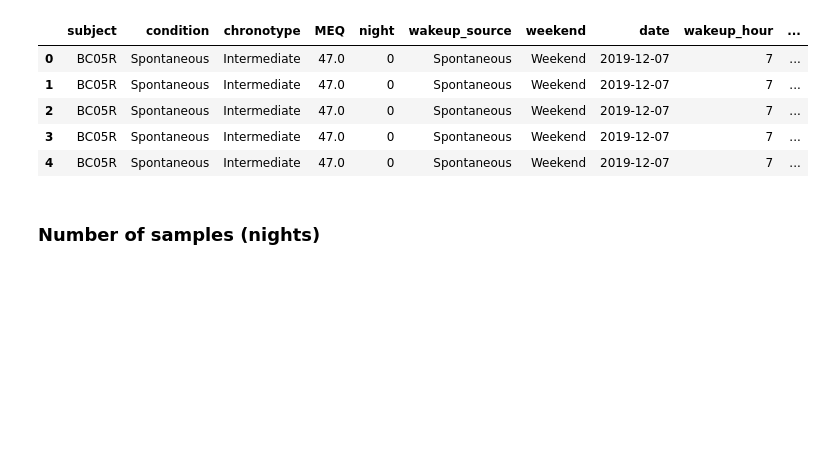
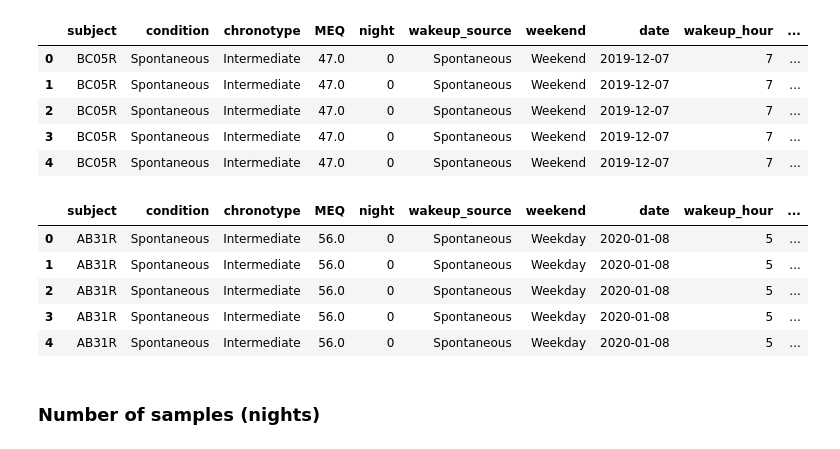
Before and after one commit to mad-lab-fau/carwatch-analysis, a Jupyter notebook: notebooks/analysis/App_Analysis.ipynb, the cells around one changed output. Drawn from its saved outputs; the diff is of its cells as text; code cells hidden in the pictures; blank space fills up the shorter version.

```diff
--- a/notebooks/analysis/App_Analysis.ipynb
+++ b/notebooks/analysis/App_Analysis.ipynb
@@ -45,6 +48,18 @@ cort_samples.head()
 | 2 | BC05R | Spontaneous | Intermediate | 47.0 | 0 | Spontaneous | Weekend | 2019-12-07 | 7 | ... |
 | 3 | BC05R | Spontaneous | Intermediate | 47.0 | 0 | Spontaneous | Weekend | 2019-12-07 | 7 | ... |
 | 4 | BC05R | Spontaneous | Intermediate | 47.0 | 0 | Spontaneous | Weekend | 2019-12-07 | 7 | ... |
+# %%
+# self report only
+
+cort_samples_self_report_only = pd.read_csv(export_path.joinpath('cortisol_samples_self_report_only.csv'))
+cort_samples_self_report_only.head()
+# %% [output]
+|  | subject | condition | chronotype | MEQ | night | wakeup_source | weekend | date | wakeup_hour | ... |
+| 0 | AB31R | Spontaneous | Intermediate | 56.0 | 0 | Spontaneous | Weekday | 2020-01-08 | 5 | ... |
+| 1 | AB31R | Spontaneous | Intermediate | 56.0 | 0 | Spontaneous | Weekday | 2020-01-08 | 5 | ... |
+| 2 | AB31R | Spontaneous | Intermediate | 56.0 | 0 | Spontaneous | Weekday | 2020-01-08 | 5 | ... |
+| 3 | AB31R | Spontaneous | Intermediate | 56.0 | 0 | Spontaneous | Weekday | 2020-01-08 | 5 | ... |
+| 4 | AB31R | Spontaneous | Intermediate | 56.0 | 0 | Spontaneous | Weekday | 2020-01-08 | 5 | ... |
 # %% [markdown]
 ### Number of samples (nights)
 # %%
```
Also changed, not shown: parts of 8 cells of this notebook, 2 other files.
